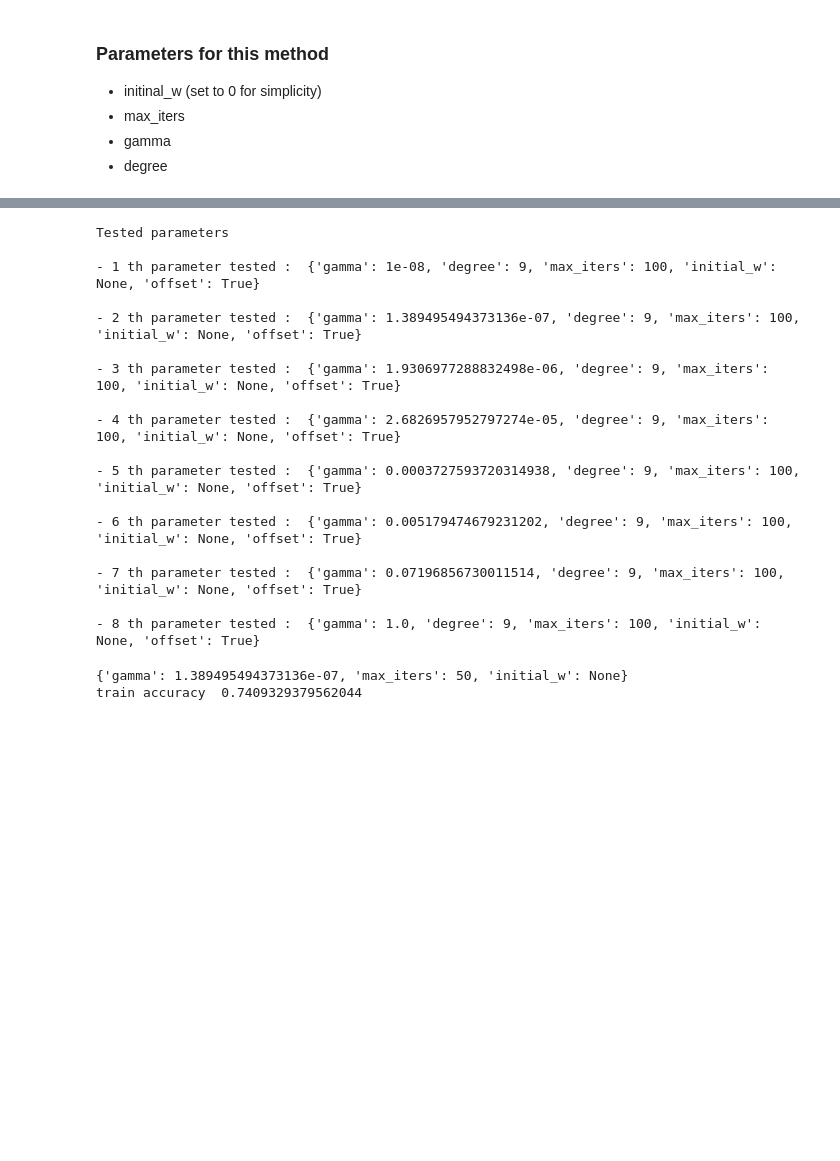
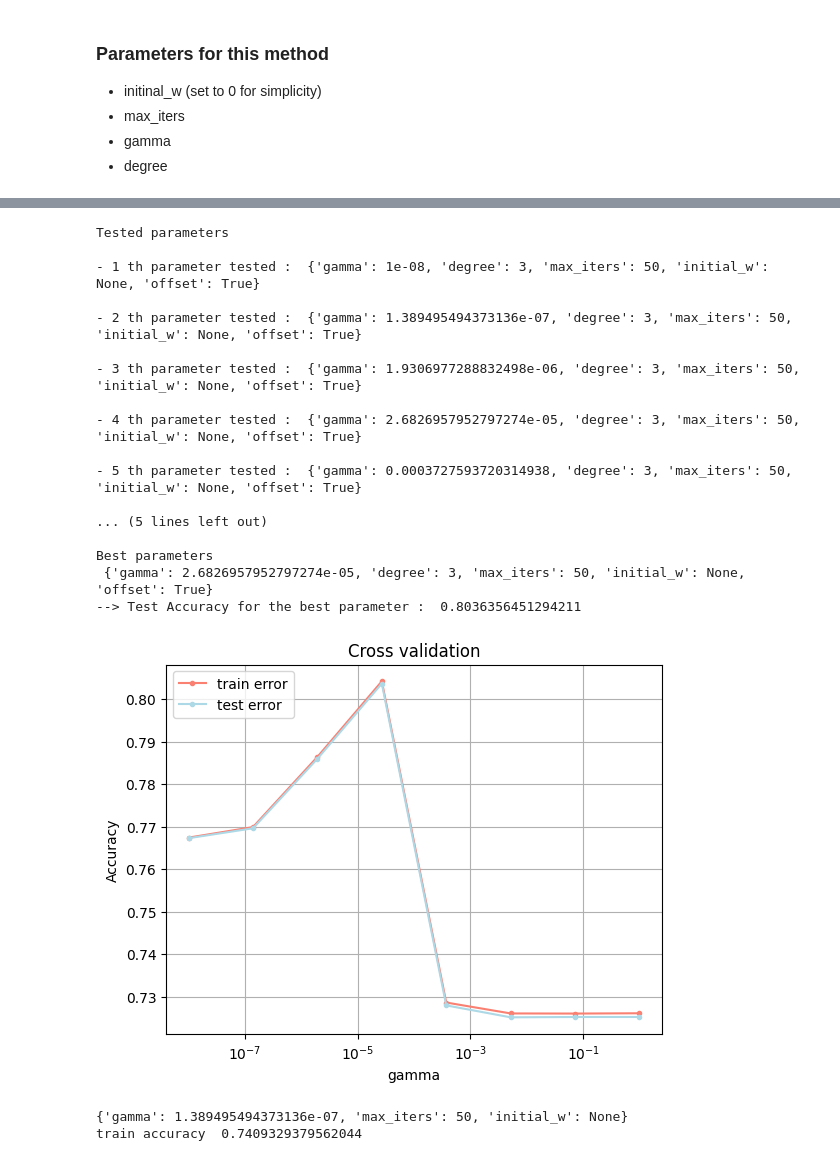
Before and after one commit to Alicia-max/ML--Binary-classification_Higgs-boson-competition, a Jupyter notebook: project/visu.ipynb, the cells around one changed output, grey strips where cells are left out. Drawn from its saved outputs; the diff is of its cells as text; code cells hidden in the pictures; blank space fills up the shorter version.

```diff
--- a/project/visu.ipynb
+++ b/project/visu.ipynb
@@ -376,42 +422,43 @@ Best parameters
 # %%
 method = logistic_regression
-degree = parameters[idx_best]['degree']
+degree = parameters_log[idx_best]['degree']
 gammas= np.logspace(-8, 0, 8)
 parameters_log = []
 
 
 for g in gammas:
     parameters_log.append({'gamma':g, 'degree':degree, 'max_iters':max_iters, 'initial_w':None,'offset':offset})
 
 print_param_test(parameters_log)
 
 acc_tr_gam, acc_te_gam, idx_best = cross_tunning(preprocessed_y, preprocessed_X,
                                          k_fold=k_fold, method=method , parameters=parameters_log, seed=seed, log=True)
 
 
 cross_validation_visualization(gammas, acc_tr_gam, acc_te_gam, 'gamma')
 print('Best parameters\n', parameters_log[idx_best])
 
 accuracy_Log = acc_te_gam[idx_best]
 print('\033[1m' +'--> Test Accuracy for the best parameter : '+'\033[0m', accuracy_Log)
 # %% [output]
 Tested parameters
 
-- 1 th parameter tested :  {'gamma': 1e-08, 'degree': 9, 'max_iters': 100, 'initial_w': None, 'offset': True}
+- 1 th parameter tested :  {'gamma': 1e-08, 'degree': 3, 'max_iters': 50, 'initial_w': None, 'offset': True}
 
-- 2 th parameter tested :  {'gamma': 1.389495494373136e-07, 'degree': 9, 'max_iters': 100, 'initial_w': None, 'offset': True}
+- 2 th parameter tested :  {'gamma': 1.389495494373136e-07, 'degree': 3, 'max_iters': 50, 'initial_w': None, 'offset': True}
 
-- 3 th parameter tested :  {'gamma': 1.9306977288832498e-06, 'degree': 9, 'max_iters': 100, 'initial_w': None, 'offset': True}
+- 3 th parameter tested :  {'gamma': 1.9306977288832498e-06, 'degree': 3, 'max_iters': 50, 'initial_w': None, 'offset': True}
 
-- 4 th parameter tested :  {'gamma': 2.6826957952797274e-05, 'degree': 9, 'max_iters': 100, 'initial_w': None, 'offset': True}
+- 4 th parameter tested :  {'gamma': 2.6826957952797274e-05, 'degree': 3, 'max_iters': 50, 'initial_w': None, 'offset': True}
 
-- 5 th parameter tested :  {'gamma': 0.0003727593720314938, 'degree': 9, 'max_iters': 100, 'initial_w': None, 'offset': True}
+- 5 th parameter tested :  {'gamma': 0.0003727593720314938, 'degree': 3, 'max_iters': 50, 'initial_w': None, 'offset': True}
 
-- 6 th parameter tested :  {'gamma': 0.005179474679231202, 'degree': 9, 'max_iters': 100, 'initial_w': None, 'offset': True}
+... (5 lines left out)
 
-- 7 th parameter tested :  {'gamma': 0.07196856730011514, 'degree': 9, 'max_iters': 100, 'initial_w': None, 'offset': True}
-
-- 8 th parameter tested :  {'gamma': 1.0, 'degree': 9, 'max_iters': 100, 'initial_w': None, 'offset': True}
+Best parameters
+ {'gamma': 2.6826957952797274e-05, 'degree': 3, 'max_iters': 50, 'initial_w': None, 'offset': True}
+--> Test Accuracy for the best parameter :  0.8036356451294211
+[figure, added]
 # %%
 run(logistic_regression, degree, parameters_log[idx_best])
 # %% [output]
```
Also changed, not shown: parts of 17 cells of this notebook, 6 other files.
